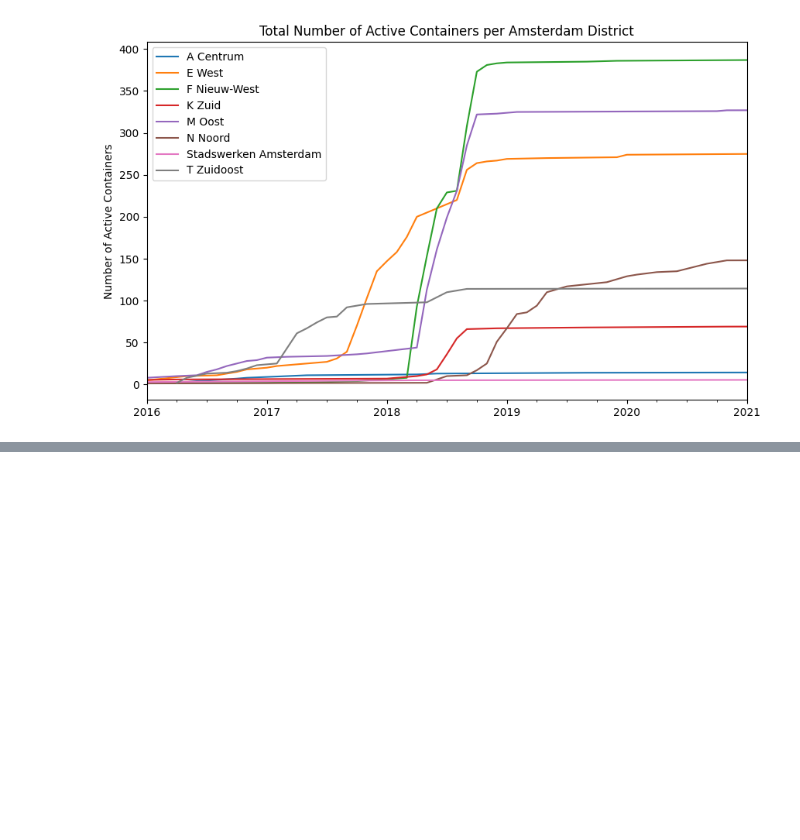
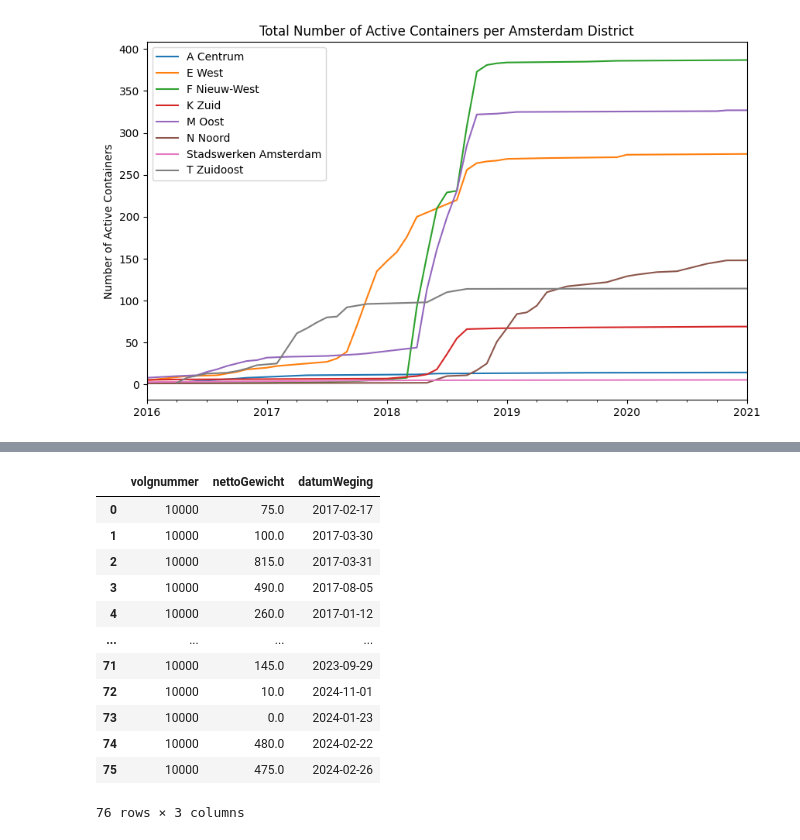
Before and after one commit to Eoghan-O-Neill/Project-Portfolio, a Jupyter notebook: Amsterdam Refuse Analysis.ipynb, the cells around one changed output, grey strips where cells are left out. Saved outputs shown, nothing was run; the diff lists cells and outputs as text; code cells hidden in the pictures; blank space fills up the shorter version.

```diff
--- a/Amsterdam Refuse Analysis.ipynb
+++ b/Amsterdam Refuse Analysis.ipynb
@@ -21,6 +22,7 @@ The data is cleaned in a number of steps. First missing values pertinent to the
 # %%
 containerlocatie = pd.read_csv("containerlocatie.csv") # Load the datasets
 container = pd.read_csv("container.csv")
+weighing = pd.read_csv("weighing-1.csv", low_memory = False)
 # %%
 container.info() # Info provides a quick way to understand what variables are in the dataset.
 # %% [output]
@@ -209,0 +252,16 @@ plt.show()
+# %%
+single
+# %% [output]
+|  | volgnummer | nettoGewicht | datumWeging |
+| 0 | 10000 | 75.0 | 2017-02-17 |
+| 1 | 10000 | 100.0 | 2017-03-30 |
+| 2 | 10000 | 815.0 | 2017-03-31 |
+| 3 | 10000 | 490.0 | 2017-08-05 |
+| 4 | 10000 | 260.0 | 2017-01-12 |
+| ... | ... | ... | ... |
+| 71 | 10000 | 145.0 | 2023-09-29 |
+| 72 | 10000 | 10.0 | 2024-11-01 |
+| 73 | 10000 | 0.0 | 2024-01-23 |
+| 74 | 10000 | 480.0 | 2024-02-22 |
+| 75 | 10000 | 475.0 | 2024-02-26 |
+76 rows × 3 columns
```
Also changed, not shown: parts of 14 cells of this notebook.
